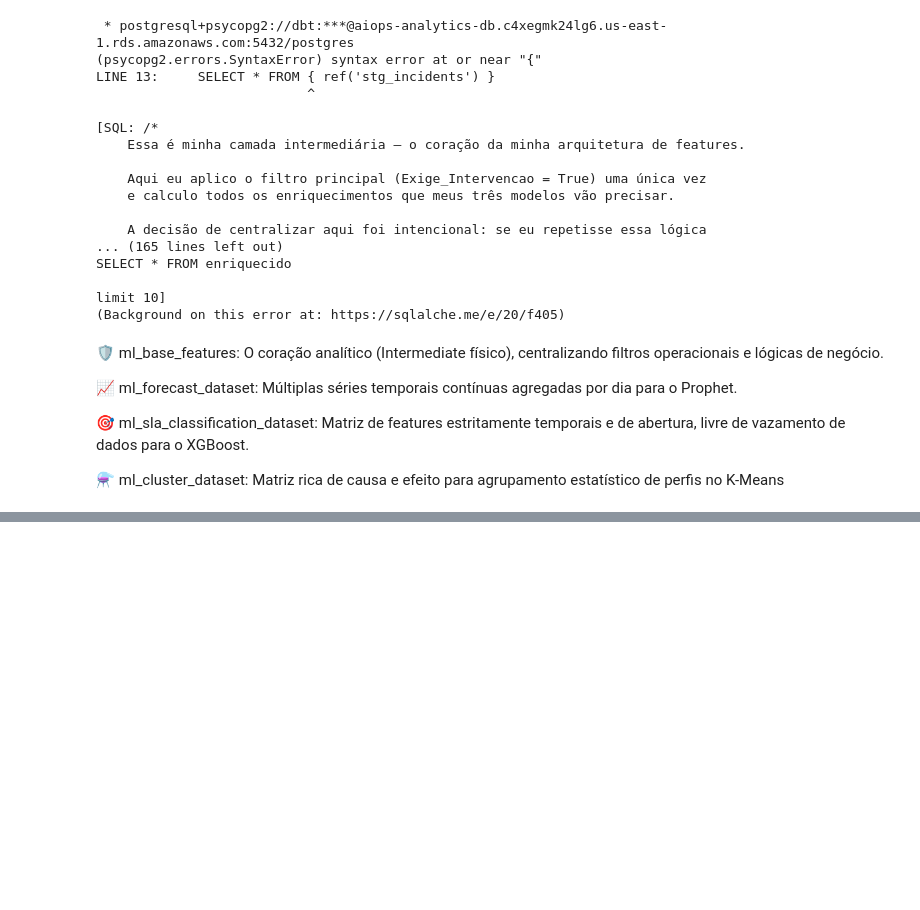
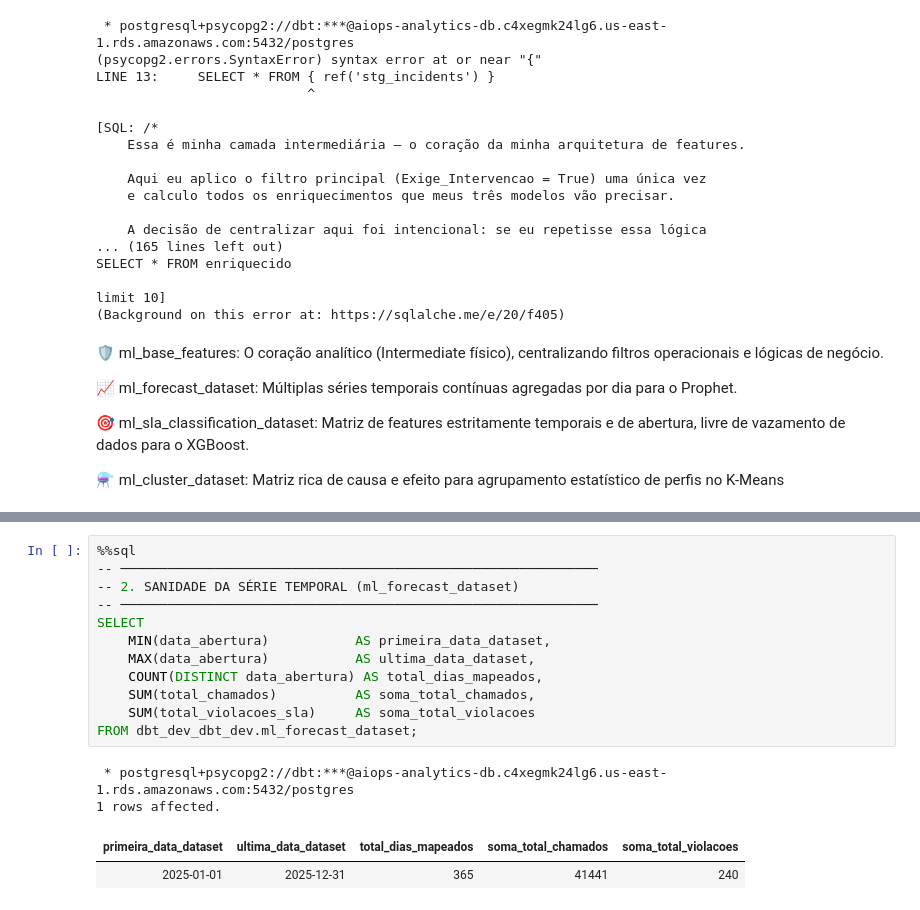
Before and after one commit to LucasBitte/aiops-locaweb-predictive-analytics, a Jupyter notebook: notebooks/03_dbt_star_schema_ml_marts.ipynb, the cells around one changed output, grey strips where cells are left out. Saved outputs shown, nothing was run; the diff lists cells and outputs as text; blank space fills up the shorter version.

Commit message:
feat(e4): finalizar esteira de ml_marts e testes de sanidade

```diff
--- a/notebooks/03_dbt_star_schema_ml_marts.ipynb
+++ b/notebooks/03_dbt_star_schema_ml_marts.ipynb
@@ -1352,0 +1395,17 @@ limit 10]
+# %%
+%%sql
+-- ─────────────────────────────────────────────────────────────
+-- 2. SANIDADE DA SÉRIE TEMPORAL (ml_forecast_dataset)
+-- ─────────────────────────────────────────────────────────────
+SELECT
+    MIN(data_abertura)           AS primeira_data_dataset,
+    MAX(data_abertura)           AS ultima_data_dataset,
+    COUNT(DISTINCT data_abertura) AS total_dias_mapeados,
+    SUM(total_chamados)          AS soma_total_chamados,
+    SUM(total_violacoes_sla)     AS soma_total_violacoes
+FROM dbt_dev_dbt_dev.ml_forecast_dataset;
+# %% [output]
+ * postgresql+psycopg2://dbt:***@aiops-analytics-db.c4xegmk24lg6.us-east-1.rds.amazonaws.com:5432/postgres
+1 rows affected.
+| primeira_data_dataset | ultima_data_dataset | total_dias_mapeados | soma_total_chamados | soma_total_violacoes |
+| 2025-01-01 | 2025-12-31 | 365 | 41441 | 240 |
```
Also changed, not shown: parts of 4 cells of this notebook.
